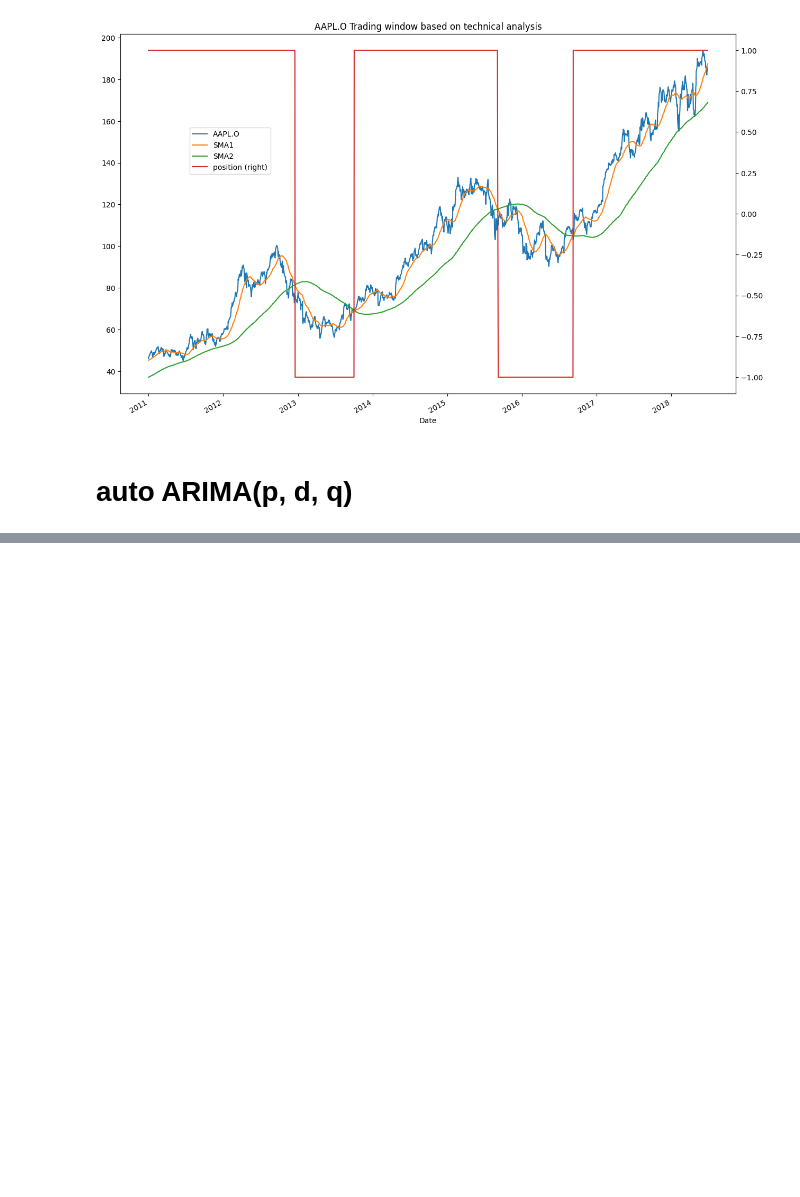
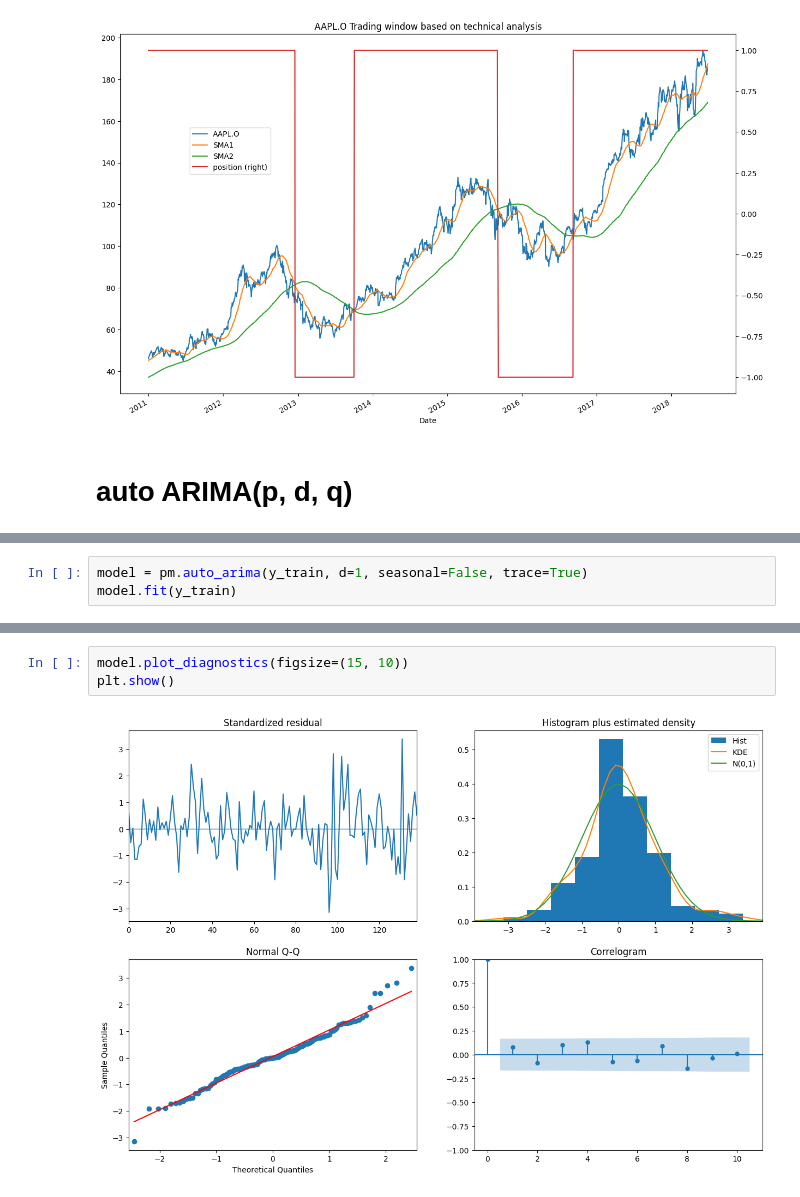
Before and after one commit to HyunsungRyu/AI_TimeSeries, a Jupyter notebook: return_TS.ipynb, the cells around one changed output, grey strips where cells are left out. Cells and saved outputs as stored; diff of their text form; blank space fills up the shorter version.

```diff
--- a/return_TS.ipynb
+++ b/return_TS.ipynb
@@ -443,0 +523,3 @@ ModuleNotFoundError: No module named 'pmdarima'
+# %%
+model = pm.auto_arima(y_train, d=1, seasonal=False, trace=True)
+model.fit(y_train)
@@ -443,0 +559,5 @@ ModuleNotFoundError: No module named 'pmdarima'
+# %%
+model.plot_diagnostics(figsize=(15, 10))
+plt.show()
+# %% [output]
+[figure, added]
```
Also changed, not shown: parts of 19 cells of this notebook.
